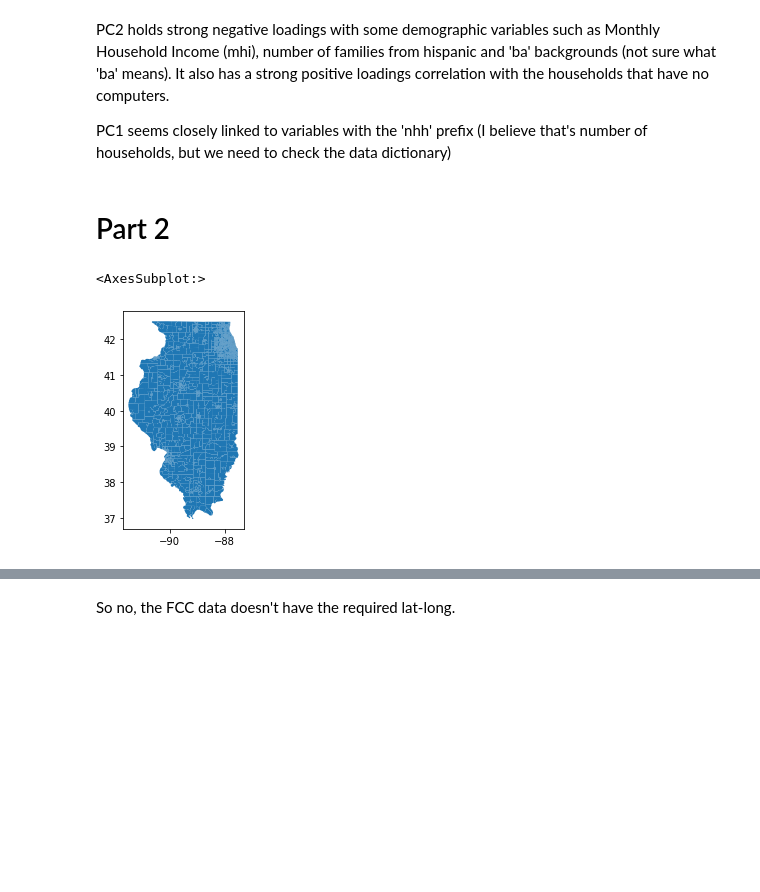
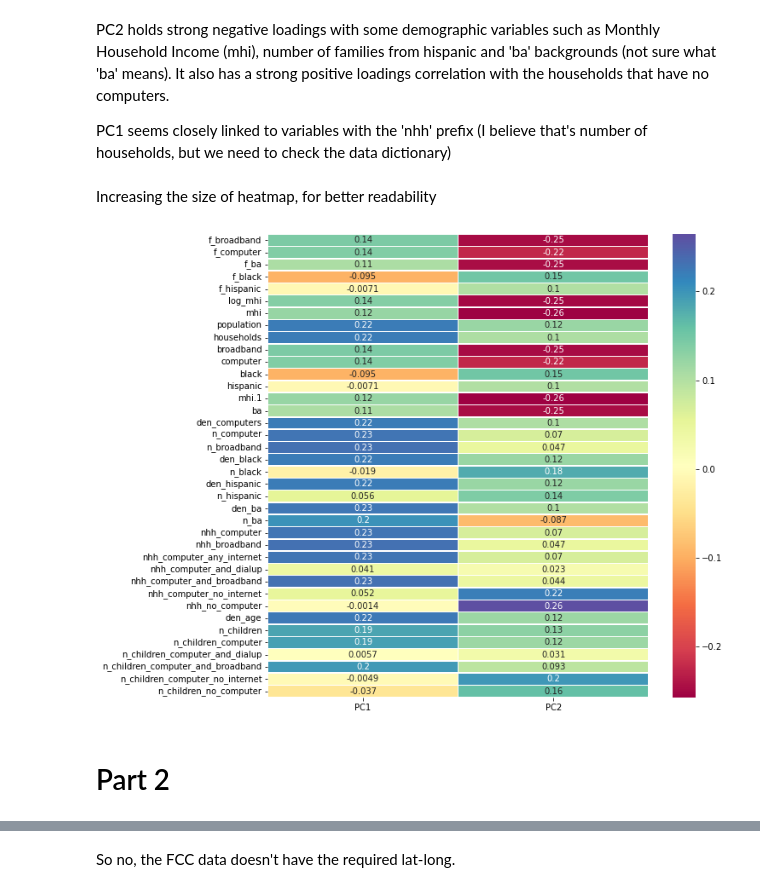
Before and after one commit to patternproject/sept-datadive-cdac, a Jupyter notebook: policyglot/Task1b-part_c.ipynb, the cells around one changed output, grey strips where cells are left out. Saved outputs shown, nothing was run; the diff lists cells and outputs as text; code cells hidden in the pictures; blank space fills up the shorter version.

```diff
--- a/policyglot/Task1b-part_c.ipynb
+++ b/policyglot/Task1b-part_c.ipynb
@@ -224,13 +249,17 @@ plt.show()
 PC2 holds strong negative loadings with some demographic variables such as Monthly Household Income (mhi), number of families from hispanic and 'ba' backgrounds (not sure what 'ba' means). It also has a strong positive loadings correlation with the households that have no computers.
 
 PC1 seems closely linked to variables with the 'nhh' prefix (I believe that's number of households, but we need to check the data dictionary)
+# %% [markdown]
+Increasing the size of heatmap, for better readability
+# %%
+## trying to increase the size of heatmap
+fig, ax = plt.subplots(figsize=(10,10))         # Sample figsize in inches
+# sns.heatmap(df1.iloc[:, 1:6:], annot=True, linewidths=.5, ax=ax)
+sns.heatmap(loadings, annot=True, cmap='Spectral', linewidths=.5, ax=ax)
+plt.show()
+# %% [output]
+[figure, added]
 # %% [markdown]
 # Part 2
 # %%
 illinois_map = gpd.read_file('il_spdf/il_spdf.shp')
-# %%
-
-illinois_map.plot()
-# %% [output]
-<AxesSubplot:>
-[figure, removed]
```
Also changed, not shown: parts of 41 cells of this notebook.
